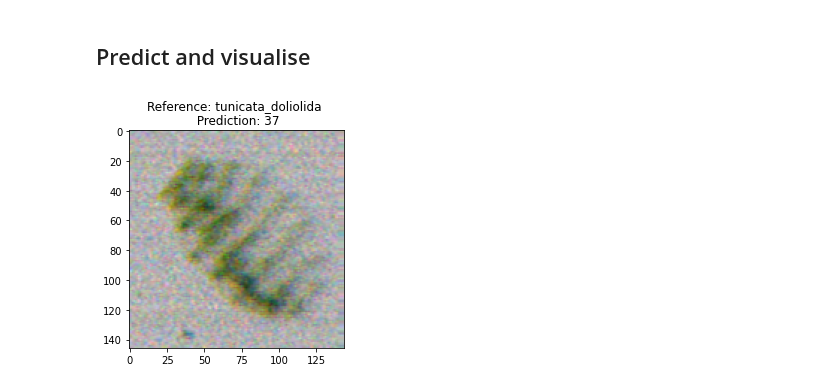
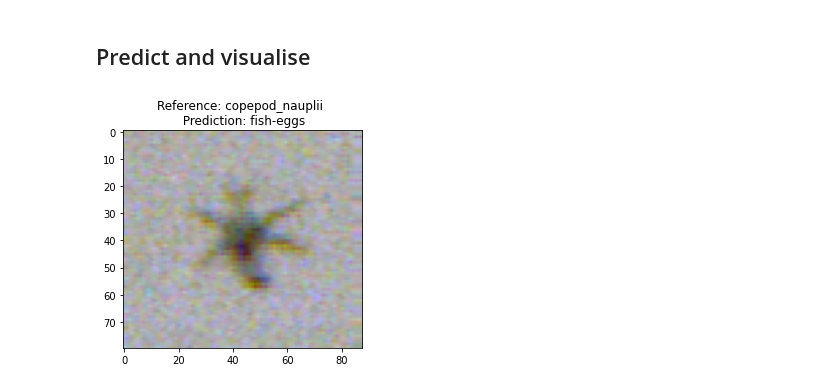
Before and after one commit to alan-turing-institute/plankton-dsg-challenge, a Jupyter notebook: notebooks/python/dsg2021/scivision-model_randomforest.ipynb, the cells around one changed output. Drawn from its saved outputs; the diff is of its cells as text; code cells hidden in the pictures.

Commit message:
map labels

```diff
--- a/notebooks/python/dsg2021/scivision-model_randomforest.ipynb
+++ b/notebooks/python/dsg2021/scivision-model_randomforest.ipynb
@@ -84,8 +86,10 @@ for i, inputs in tqdm.tqdm(enumerate(dataloader)):
     inputs = inputs.to(device)
     preds = model.predict(inputs)
     break
+# %%
+labels_map = PlanktonLabels(experiment='label3').labels()
 # %%
-im_idx = 6
+im_idx = 20
 im_target = ds_holdout_labelled.sel(concat_dim=ds_holdout_labelled.concat_dim[im_idx])
 image = im_target['raster'].values
 label_gt = im_target['label3'].values
@@ -94,7 +98,7 @@ iml = im_target.image_length.values
 # %%
 plt.figure()
 plt.imshow(image[0:iml, 0:imw, :])
-plt.title("Reference: {} \n Prediction: {}".format(label_gt, preds[im_idx]))
+plt.title("Reference: {} \n Prediction: {}".format(label_gt, labels_map[preds[im_idx]]))
 plt.show()
 # %% [output]
-[figure, old version]
+[figure, new version]
```
Also changed, not shown: parts of 2 cells of this notebook, 1 other file.
